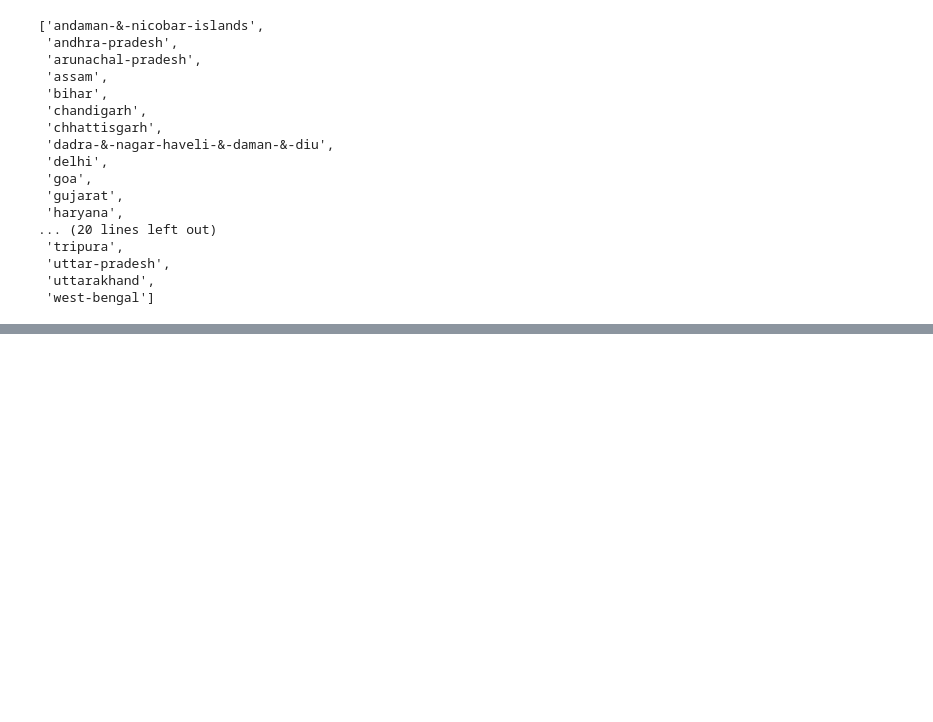
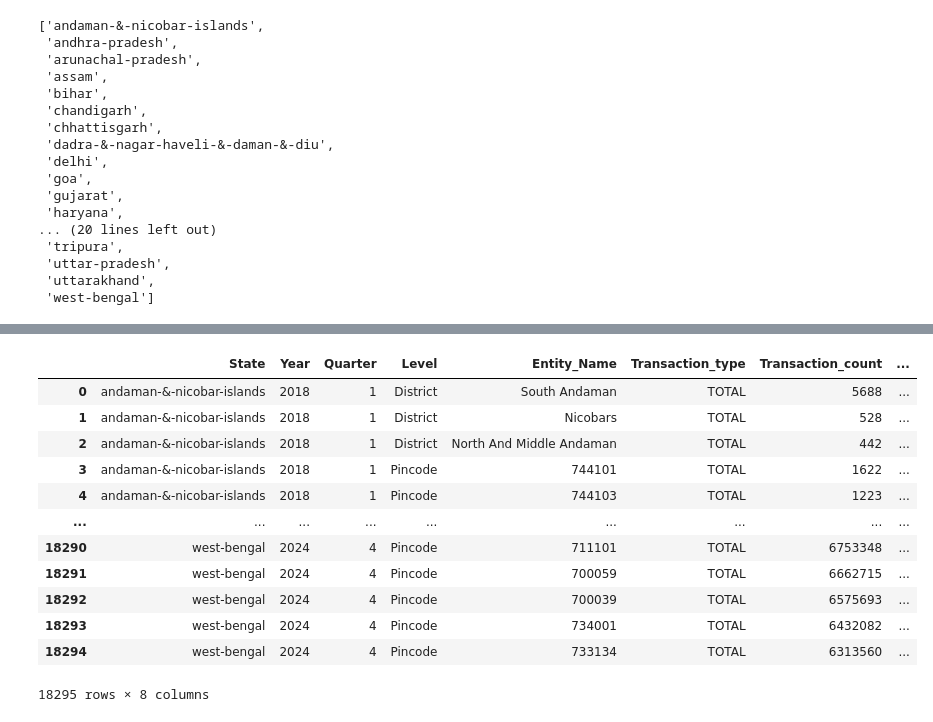
Before and after one commit to Rajaganapathy1201/Capstone-Project, a Jupyter notebook: extraction.ipynb, the cells around one changed output, grey strips where cells are left out. Cells and saved outputs as stored; diff of their text form; code cells hidden in the pictures; blank space fills up the shorter version.

```diff
--- a/extraction.ipynb
+++ b/extraction.ipynb
@@ -123,0 +367,4 @@ Agg_Trans
+# %%
+path="C:/Ganapathy/Capstone-Project/data/data/map/user/hover/country/india/state"
+Map_User_list= os.listdir(path)
+Map_User_list
@@ -123,0 +441,4 @@ Agg_Trans
+# %%
+path="C:/Ganapathy/Capstone-Project/data/data/map/insurance/hover/country/india/state"
+Map_ins_hover_list= os.listdir(path)
+Map_ins_hover_list
@@ -123,0 +521,4 @@ Agg_Trans
+# %%
+path="C:/Ganapathy/Capstone-Project/data/data/top/user/country/india/state"
+Top_user_list= os.listdir(path)
+Top_user_list
@@ -123,0 +590,4 @@ Agg_Trans
+# %%
+path="C:/Ganapathy/Capstone-Project/data/data/top/transaction/country/india/state"
+Top_trans_list= os.listdir(path)
+Top_trans_list
@@ -123,0 +612,56 @@ Agg_Trans
+# %%
+clm = {
+    'State': [],
+    'Year': [],
+    'Quarter': [],
+    'Level': [],          # 'State', 'District', or 'Pincode'
+    'Entity_Name': [],    # Name of state/district/pincode
+    'Transaction_type': [],
+    'Transaction_count': [],
+    'Transaction_amount': []
+}
+
+for i in Top_trans_list:
+    p_i = os.path.join(path, i) + "/"
+    Top_yr = os.listdir(p_i)
+    for j in Top_yr:
+        p_j = p_i + j + "/"
+        Top_yr_list = os.listdir(p_j)
+        for k in Top_yr_list:
+            p_k = p_j + k
+            with open(p_k, 'r') as d:
+                Data = json.load(d)
+                for level in ['states', 'districts', 'pincodes']:
+                    entries = Data['data'].get(level, [])
+                    if entries is not None:
+                        for entry in entries:
+                            metric = entry.get('metric', {})
+                            clm['Level'].append(level[:-1].title())  # State, District, Pincode
+                            entity_name = entry.get('entityName', '')
+                            if entity_name is not None:
+                                clm['Entity_Name'].append(str(entity_name).title())
+                            else:
+                                clm['Entity_Name'].append('')
+                            clm['Transaction_type'].append(metric.get('type', ''))
+                            clm['Transaction_count'].append(metric.get('count', 0))
+                            clm['Transaction_amount'].append(metric.get('amount', 0))
+                            clm['State'].append(i)
+                            clm['Year'].append(j)
+                            clm['Quarter'].append(int(k.strip('.json')))
+
+Top_Trans_df = pd.DataFrame(clm)
+Top_Trans_df
+# %% [output]
+|  | State | Year | Quarter | Level | Entity_Name | Transaction_type | Transaction_count | ... |
+| 0 | andaman-&-nicobar-islands | 2018 | 1 | District | South Andaman | TOTAL | 5688 | ... |
+| 1 | andaman-&-nicobar-islands | 2018 | 1 | District | Nicobars | TOTAL | 528 | ... |
+| 2 | andaman-&-nicobar-islands | 2018 | 1 | District | North And Middle Andaman | TOTAL | 442 | ... |
+| 3 | andaman-&-nicobar-islands | 2018 | 1 | Pincode | 744101 | TOTAL | 1622 | ... |
+| 4 | andaman-&-nicobar-islands | 2018 | 1 | Pincode | 744103 | TOTAL | 1223 | ... |
+| ... | ... | ... | ... | ... | ... | ... | ... | ... |
+| 18290 | west-bengal | 2024 | 4 | Pincode | 711101 | TOTAL | 6753348 | ... |
+| 18291 | west-bengal | 2024 | 4 | Pincode | 700059 | TOTAL | 6662715 | ... |
+| 18292 | west-bengal | 2024 | 4 | Pincode | 700039 | TOTAL | 6575693 | ... |
+| 18293 | west-bengal | 2024 | 4 | Pincode | 734001 | TOTAL | 6432082 | ... |
+| 18294 | west-bengal | 2024 | 4 | Pincode | 733134 | TOTAL | 6313560 | ... |
+18295 rows × 8 columns
```
Also changed, not shown: parts of 37 cells of this notebook, 2 other files.
